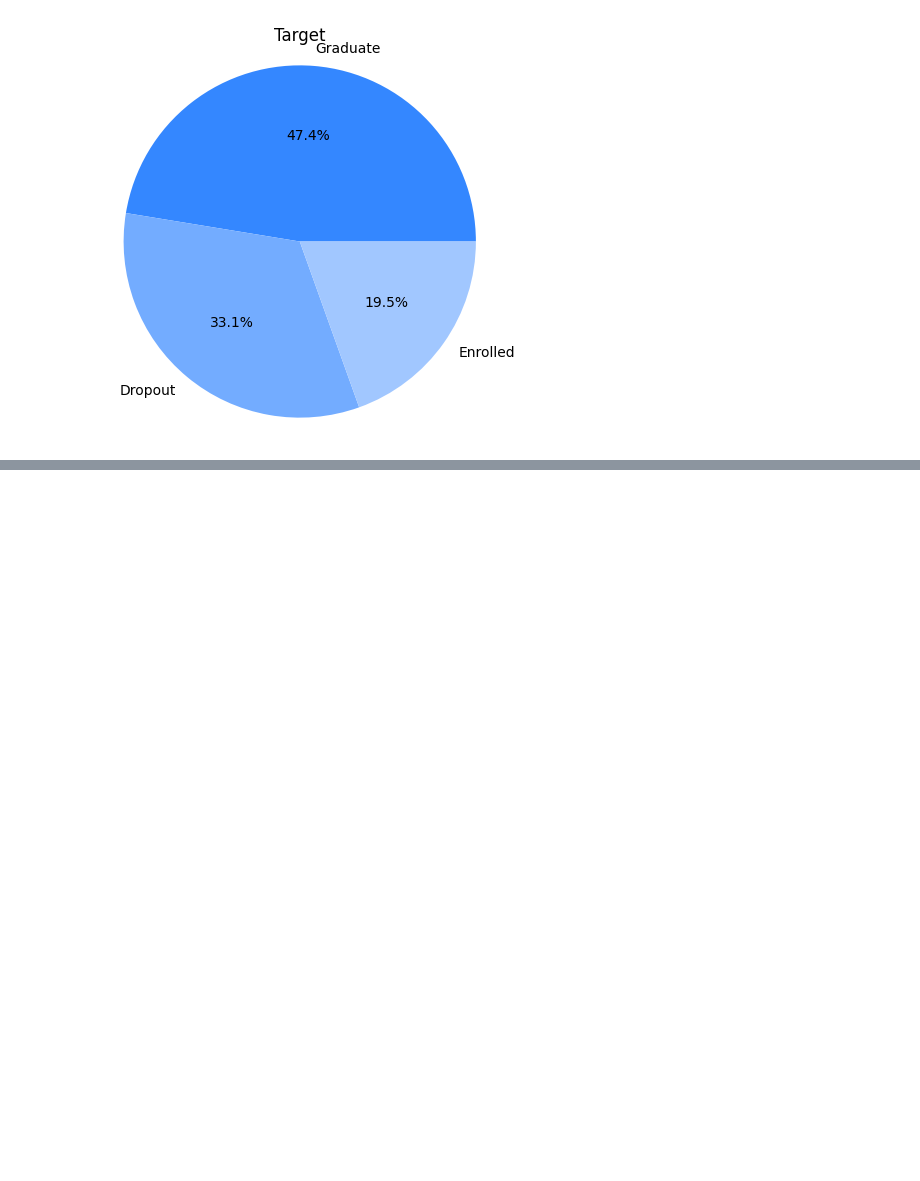
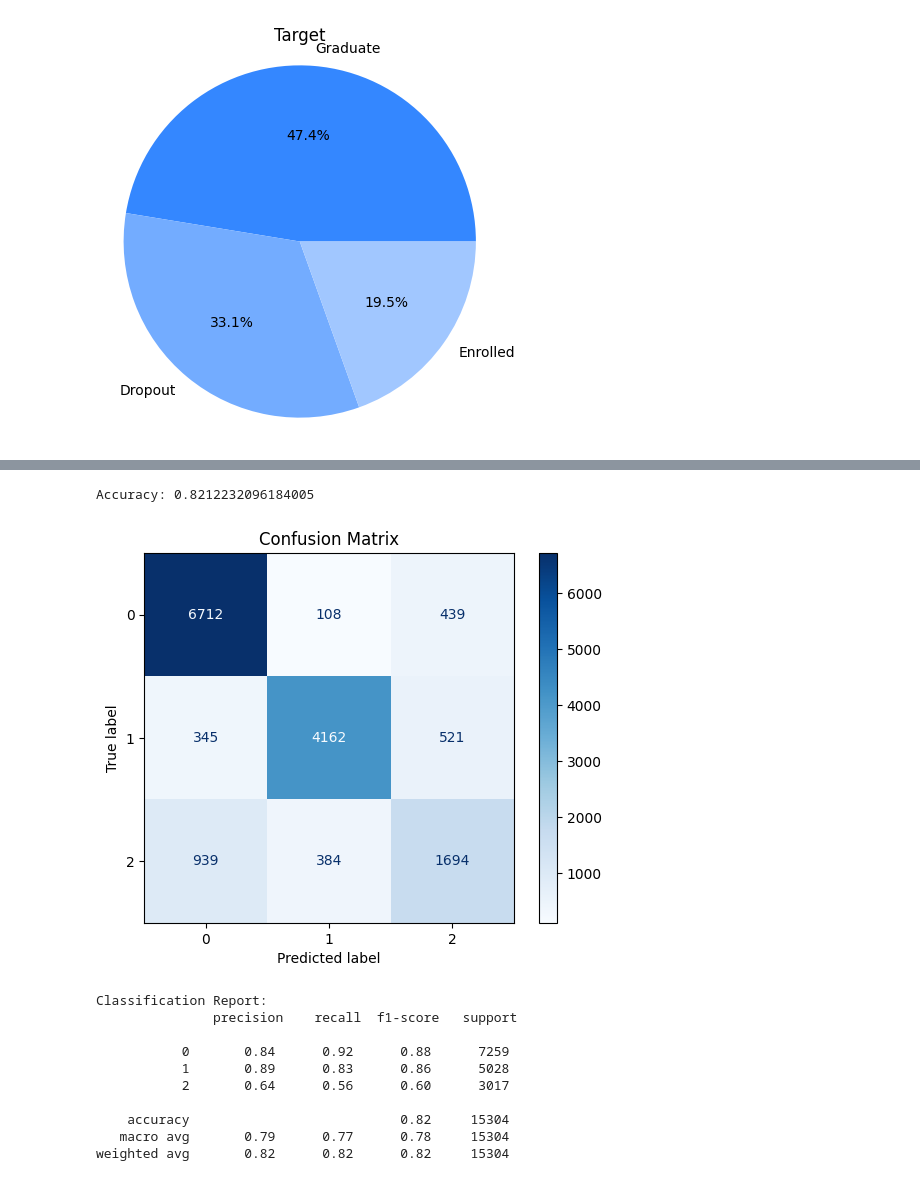
Before and after one commit to brian02oriel/python-kaggle-competitions, a Jupyter notebook: Academic_success_classification/academic-success.ipynb, the cells around one changed output, grey strips where cells are left out. Drawn from its saved outputs; the diff is of its cells as text; code cells hidden in the pictures; blank space fills up the shorter version.

```diff
--- a/Academic_success_classification/academic-success.ipynb
+++ b/Academic_success_classification/academic-success.ipynb
@@ -367,4 +396,4 @@ def preprocessing(df, is_train=True):
 # %%
-processed_df, pipeline = preprocessing(train_df)
+processed_df, pipeline, columns_transformed = preprocessing(train_df)
 processed_df
 # %% [output]
@@ -701,7 +485,7 @@ X_train, X_test, y_train, y_test = train_test_split(X, y, test_size=0.2, random_
 from sklearn.model_selection import GridSearchCV
 
 def findBestParams(model, params, X, y):
-    grid_search = GridSearchCV(model, params, cv=5, scoring='r2', verbose=10)
+    grid_search = GridSearchCV(model, params, cv=5, scoring='accuracy', verbose=10)
 
     # Fit the GridSearchCV object to the data
     grid_search.fit(X, y.values.ravel())
@@ -713,3 +497,15 @@ def findBestParams(model, params, X, y):
     # Display the results
     print("Best Hyperparameters:", best_params)
     return best_model
+# %%
+from sklearn.ensemble import RandomForestClassifier
+
+param_grid = {
+    'n_estimators': [100, 250, 350],
+    'max_depth': [35, 45, 55],
+    'min_samples_split': [5, 15],
+    'min_samples_leaf': [2, 5],
+}
+
+rf_model = findBestParams(RandomForestClassifier(), param_grid, X_train, y_train)
+rf_model.fit(X_train, y_train.values.ravel())
@@ -715,0 +532,34 @@ def findBestParams(model, params, X, y):
+# %%
+from sklearn.metrics import accuracy_score, confusion_matrix, classification_report, roc_curve, auc, precision_recall_curve, ConfusionMatrixDisplay
+
+def get_metrics(y_pred, y_true):
+    accuracy = accuracy_score(y_true, y_pred)
+    print("Accuracy:", accuracy)
+
+    # Generate confusion matrix
+    cm = confusion_matrix(y_true, y_pred)
+    # Display the confusion matrix
+    disp = ConfusionMatrixDisplay(confusion_matrix=cm, display_labels=[0, 1, 2])
+    disp.plot(cmap=plt.cm.Blues)
+    plt.title("Confusion Matrix")
+    plt.show()
+
+    # Generate classification report
+    report = classification_report(y_true, y_pred)
+    print("Classification Report:\n", report)
+# %%
+rf_pred = rf_model.predict(X_test)
+get_metrics(rf_pred, y_test)
+# %% [output]
+Accuracy: 0.8212232096184005
+[figure, added]
+Classification Report:
+               precision    recall  f1-score   support
+
+           0       0.84      0.92      0.88      7259
+           1       0.89      0.83      0.86      5028
+           2       0.64      0.56      0.60      3017
+
+    accuracy                           0.82     15304
+   macro avg       0.79      0.77      0.78     15304
+weighted avg       0.82      0.82      0.82     15304
```
Also changed, not shown: parts of 17 cells of this notebook, 2 other files.
